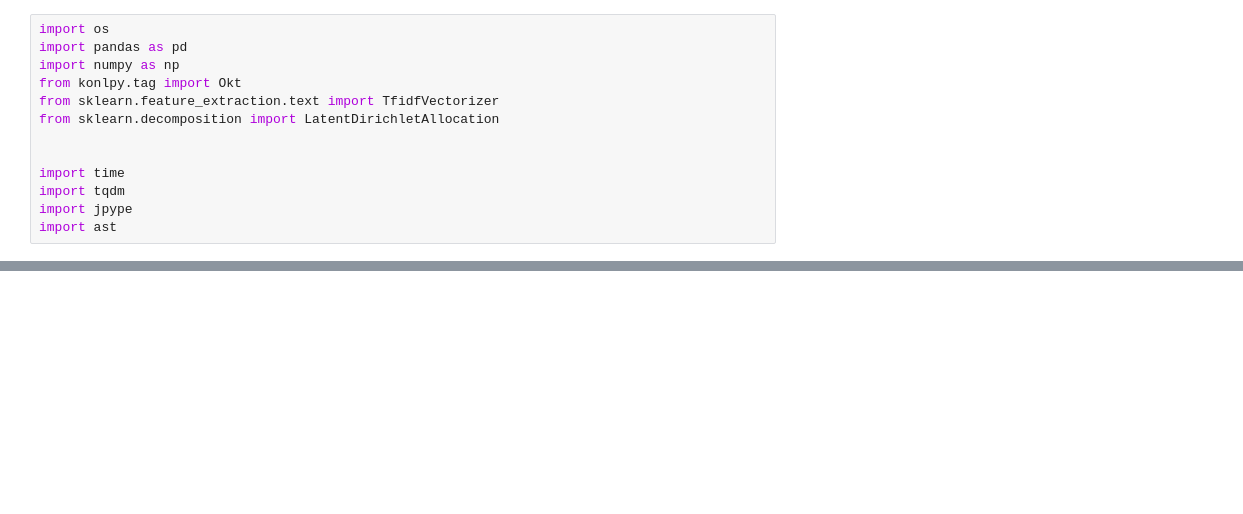
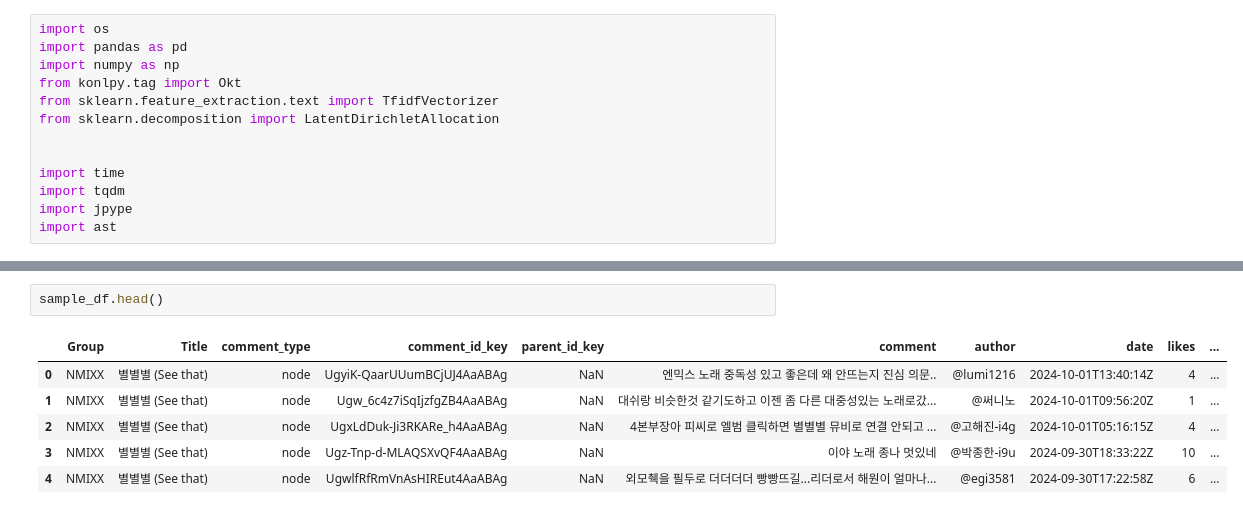
Before and after one commit to 2024-NIPA-google-trendpop/youtube_dashboard, a Jupyter notebook: 6_topic_modeling_good.ipynb, the cells around one changed output, grey strips where cells are left out. Saved outputs shown, nothing was run; the diff lists cells and outputs as text; blank space fills up the shorter version.

```diff
--- a/6_topic_modeling_good.ipynb
+++ b/6_topic_modeling_good.ipynb
@@ -188,3 +208,12 @@ sample_df[['comment','topic_distribution']].head(200)
+# %%
+sample_df.head()
+# %% [output]
+|  | Group | Title | comment_type | comment_id_key | parent_id_key | comment | author | date | likes | ... |
+| 0 | NMIXX | 별별별 (See that) | node | UgyiK-QaarUUumBCjUJ4AaABAg | NaN | 엔믹스 노래 중독성 있고 좋은데 왜 안뜨는지 진심 의문.. | @lumi1216 | 2024-10-01T13:40:14Z | 4 | ... |
+| 1 | NMIXX | 별별별 (See that) | node | Ugw_6c4z7iSqIjzfgZB4AaABAg | NaN | 대쉬랑 비슷한것 같기도하고 이젠 좀 다른 대중성있는 노래로갔... | @써니노 | 2024-10-01T09:56:20Z | 1 | ... |
+| 2 | NMIXX | 별별별 (See that) | node | UgxLdDuk-Ji3RKARe_h4AaABAg | NaN | 4본부장아 피씨로 엘범 클릭하면 별별별 뮤비로 연결 안되고 ... | @고해진-i4g | 2024-10-01T05:16:15Z | 4 | ... |
+| 3 | NMIXX | 별별별 (See that) | node | Ugz-Tnp-d-MLAQSXvQF4AaABAg | NaN | 이야 노래 종나 멋있네 | @박종한-i9u | 2024-09-30T18:33:22Z | 10 | ... |
+| 4 | NMIXX | 별별별 (See that) | node | UgwlfRfRmVnAsHIREut4AaABAg | NaN | 외모췍을 필두로 더더더더 빵빵뜨길...리더로서 해원이 얼마나... | @egi3581 | 2024-09-30T17:22:58Z | 6 | ... |
 # %%
 import gensim
 from gensim import corpora
```
Also changed, not shown: parts of 6 cells of this notebook, 2 other files.
